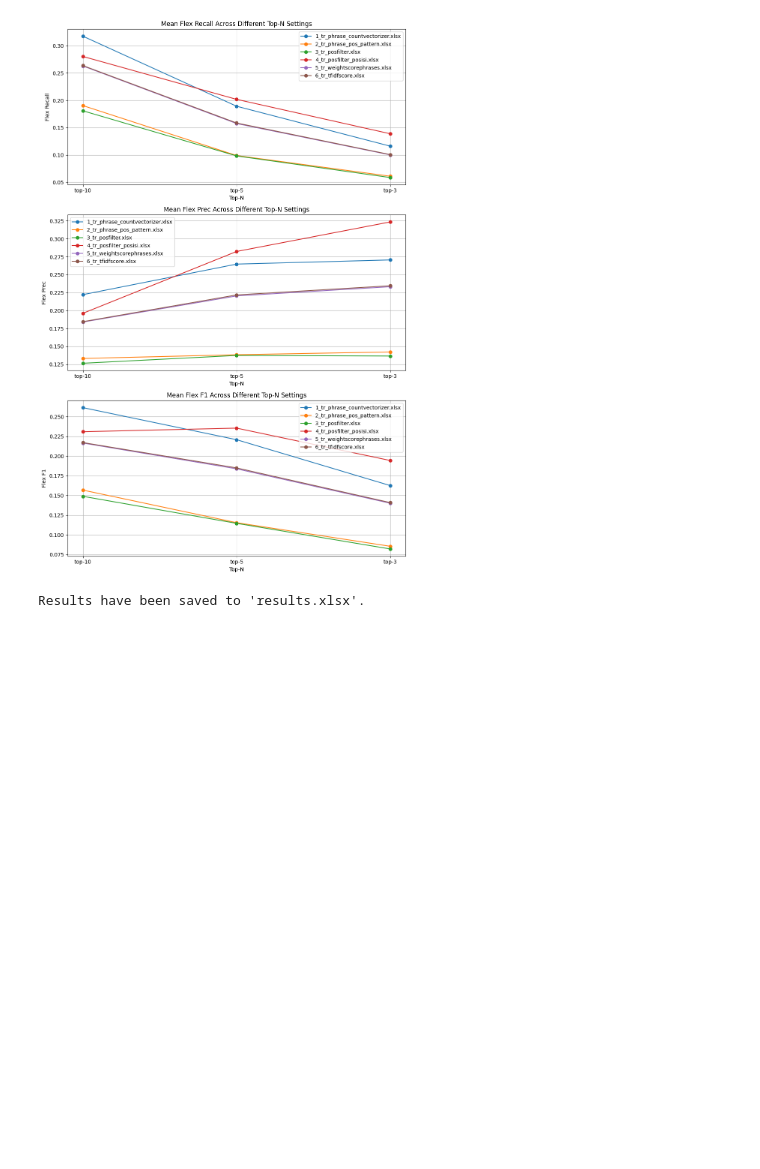
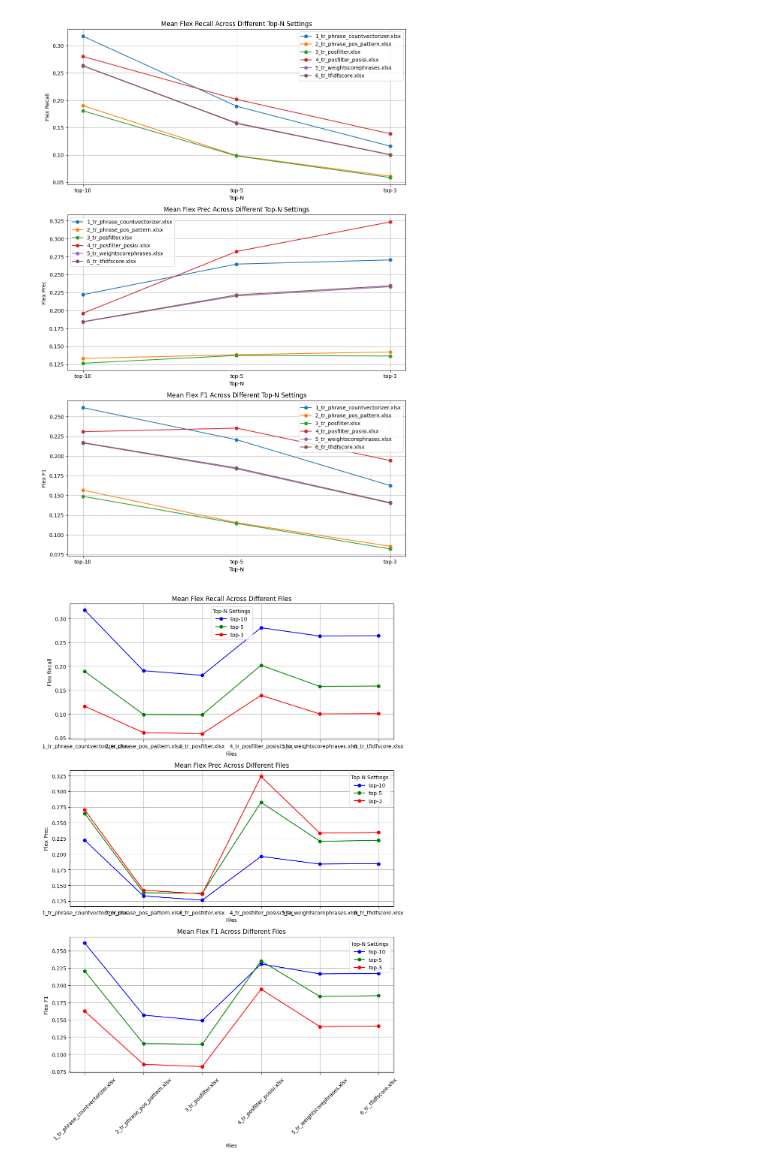
Before and after one commit to jimxs74/kw_ina_extraction, a Jupyter notebook: experiment_10/summary.ipynb, the cells around one changed output. Cells and saved outputs as stored; diff of their text form; code cells hidden in the pictures; blank space fills up the shorter version.

Commit message:
add plot

```diff
--- a/experiment_10/summary.ipynb
+++ b/experiment_10/summary.ipynb
@@ -102,9 +108,30 @@ plt.tight_layout()
 plt.show()
 # %% [output]
 [figure]
-# %%
-# Save the result DataFrame to an Excel file
-result_df.to_excel('summary_results.xlsx', index=False)
-print("Results have been saved to 'results.xlsx'.")
-# %% [output]
-Results have been saved to 'results.xlsx'.
+# %%
+# Plotting
+import matplotlib.pyplot as plt
+
+fig, axes = plt.subplots(3, 1, figsize=(10, 15))
+
+metrics = ['flex_recall', 'flex_prec', 'flex_F1']
+top_n = ['top-10', 'top-5', 'top-3']
+colors = ['b', 'g', 'r']  # Colors for top-10, top-5, and top-3
+
+for i, metric in enumerate(metrics):
+    ax = axes[i]
+    for j, top in enumerate(top_n):
+        values = [result_df[f'{top} + {metric}'] for file in files]
+        ax.plot(files, values[j], marker='o', label=f'{top}', color=colors[j])
+
+    ax.set_title(f'Mean {metric.replace("_", " ").title()} Across Different Files')
+    ax.set_xlabel('Files')
+    ax.set_ylabel(metric.replace('_', ' ').title())
+    ax.grid(True)
+    ax.legend(title="Top-N Settings")
+
+plt.xticks(rotation=45)
+plt.tight_layout()
+plt.show()
+# %% [output]
+[figure, added]
```
Also changed, not shown: parts of 1 cell of this notebook.
